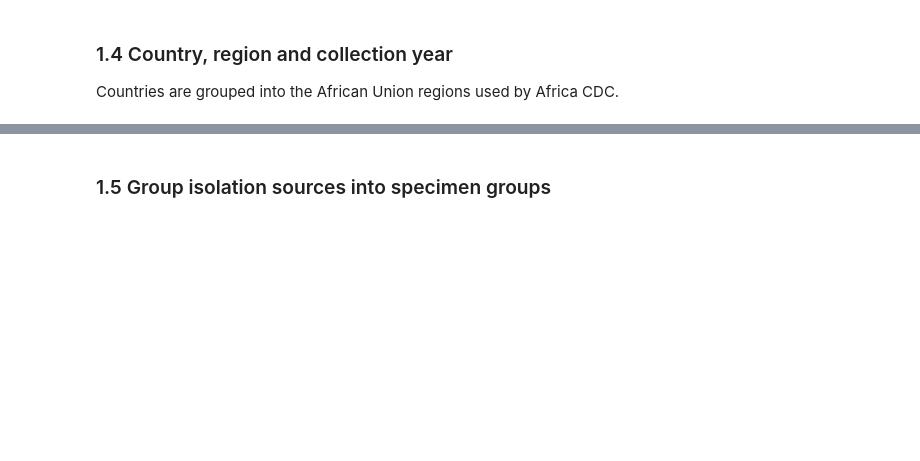
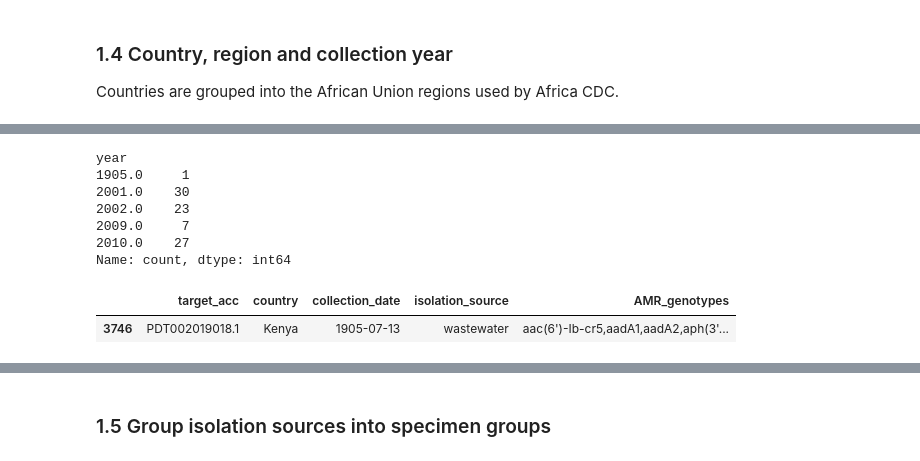
Before and after one commit to Jeremy-K-coder/klebsiella_amr_ssa, a Jupyter notebook: klebsiella_amr_descriptive_diagnostic.ipynb, the cells around one changed output, grey strips where cells are left out. Drawn from its saved outputs; the diff is of its cells as text; code cells hidden in the pictures; blank space fills up the shorter version.

```diff
--- a/klebsiella_amr_descriptive_diagnostic.ipynb
+++ b/klebsiella_amr_descriptive_diagnostic.ipynb
@@ -179,0 +176,15 @@ Year range: 2001 - 2025   Missing year: 2,044
+# %%
+# 1.4.2 Collection year
+df['year'] = pd.to_numeric(df['collection_date'].str.extract(r'(\d{4})')[0], errors='coerce')
+print(df['year'].value_counts().sort_index().head(5))
+display(df.loc[df['year'] < 2000, ['target_acc', 'country', 'collection_date', 'isolation_source', 'AMR_genotypes']])
+# %% [output]
+year
+1905.0     1
+2001.0    30
+2002.0    23
+2009.0     7
+2010.0    27
+Name: count, dtype: int64
+|  | target_acc | country | collection_date | isolation_source | AMR_genotypes |
+| 3746 | PDT002019018.1 | Kenya | 1905-07-13 | wastewater | aac(6')-Ib-cr5,aadA1,aadA2,aph(3'... |
```
Also changed, not shown: parts of 25 cells of this notebook.
